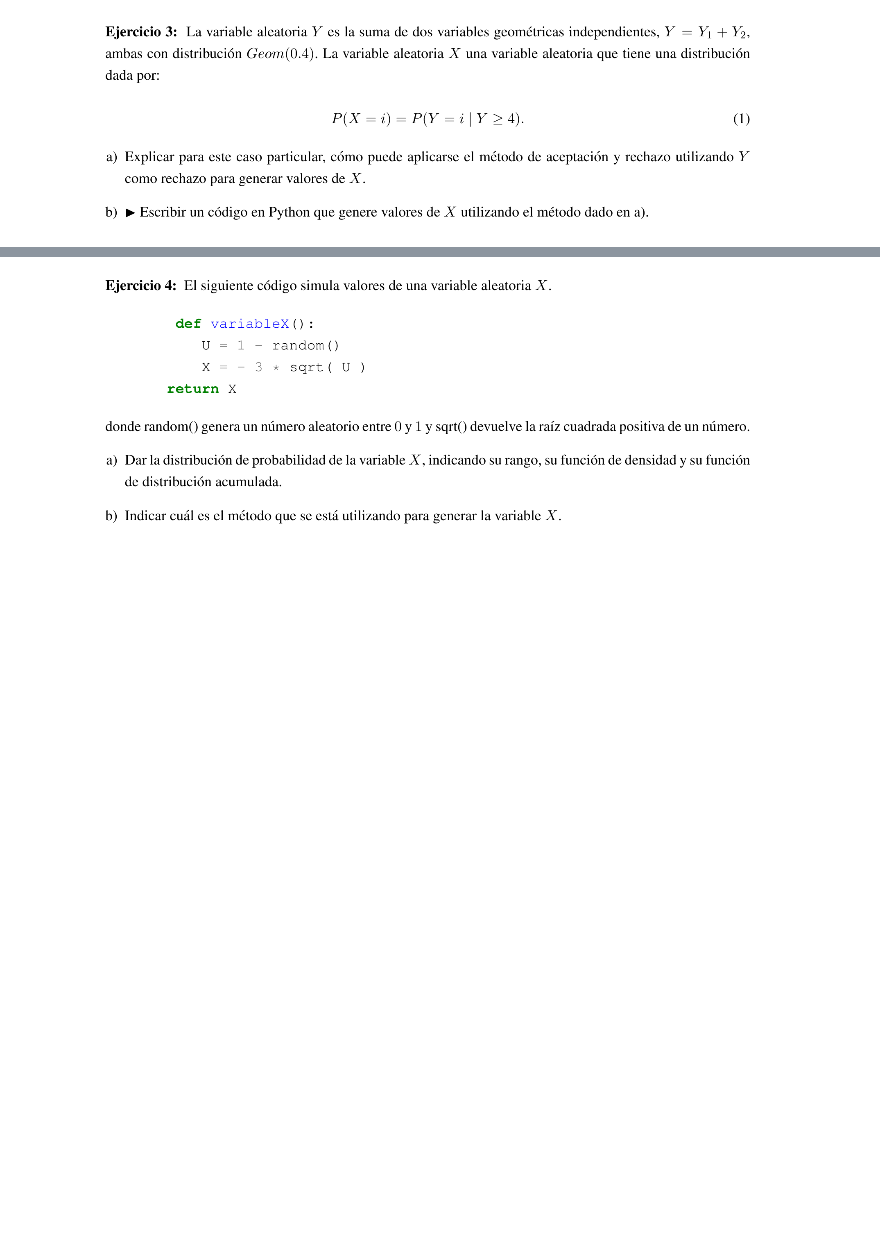
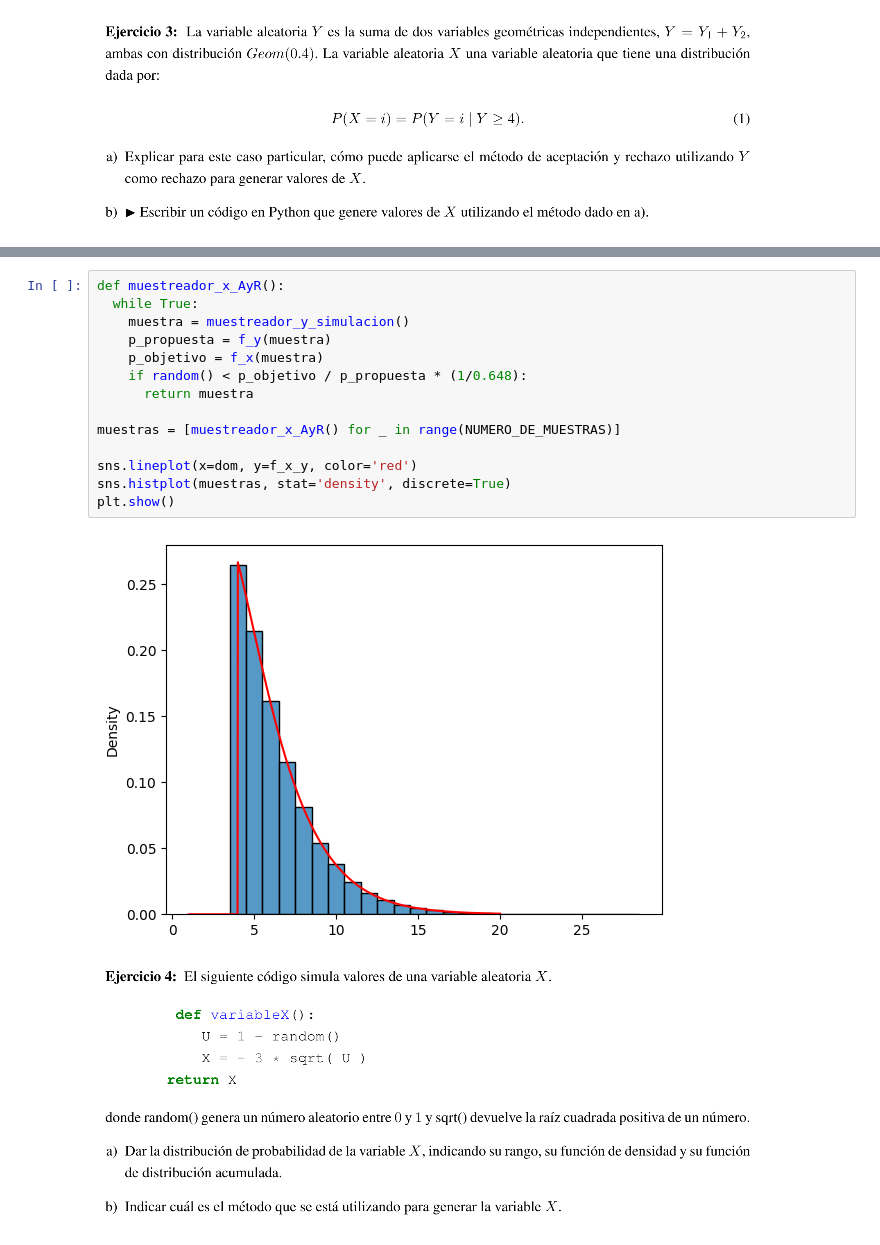
Before and after one commit to vmatiasw/modelos_y_simulacion, a Jupyter notebook: Parcial_2_2023_06_22.ipynb, the cells around one changed output, grey strips where cells are left out. Saved outputs shown, nothing was run; the diff lists cells and outputs as text; blank space fills up the shorter version.

```diff
--- a/Parcial_2_2023_06_22.ipynb
+++ b/Parcial_2_2023_06_22.ipynb
@@ -117,2 +160,18 @@ plt.show()
+# %%
+def muestreador_x_AyR():
+  while True:
+    muestra = muestreador_y_simulacion()
+    p_propuesta = f_y(muestra)
+    p_objetivo = f_x(muestra)
+    if random() < p_objetivo / p_propuesta * (1/0.648):
+      return muestra
+
+muestras = [muestreador_x_AyR() for _ in range(NUMERO_DE_MUESTRAS)]
+
+sns.lineplot(x=dom, y=f_x_y, color='red')
+sns.histplot(muestras, stat='density', discrete=True)
+plt.show()
+# %% [output]
+[figure, added]
 # %% [markdown]
 ![Captura desde 2025-05-14 12-57-07.png](embedded-picture-1)
```
Also changed, not shown: parts of 9 cells of this notebook.
